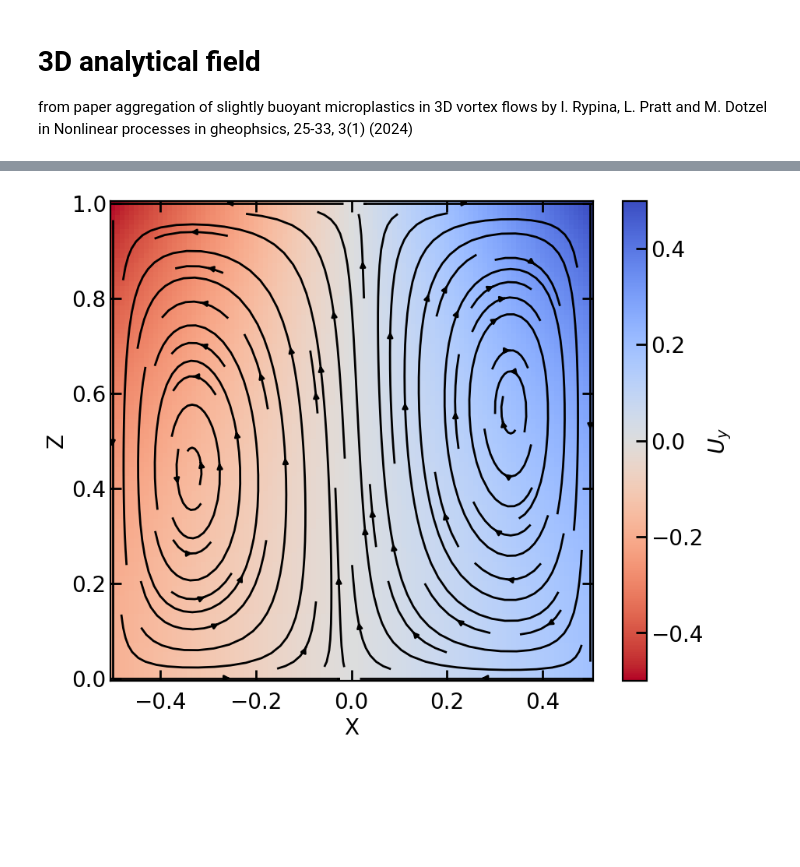
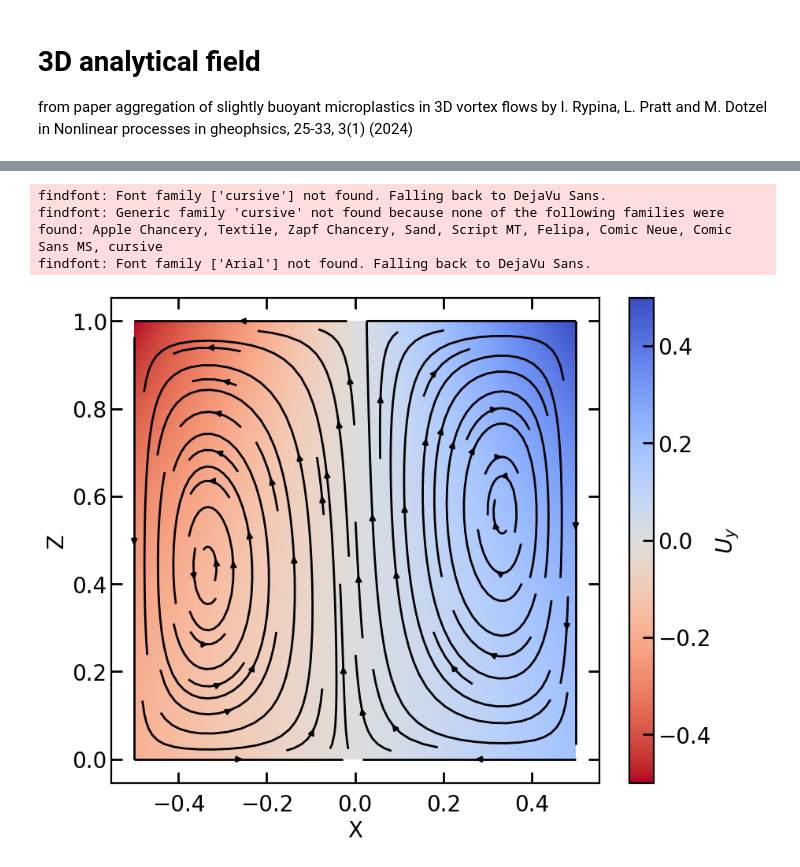
Before and after one commit to Parcels-code/Maxey_Riley_advection, a Jupyter notebook: release/create_analytical_flow_fieldsets.ipynb, the cells around one changed output, grey strips where cells are left out. Saved outputs shown, nothing was run; the diff lists cells and outputs as text; code cells hidden in the pictures; blank space fills up the shorter version.

```diff
--- a/release/create_analytical_flow_fieldsets.ipynb
+++ b/release/create_analytical_flow_fieldsets.ipynb
@@ -52,10 +55,10 @@ def kaufmann_vortex_field(gamm, a, xmin,xmax,ymin,ymax,dx,dy, tmin =0, tmax =1 ,
                                 title='linear growth fieldset',
                                 contact = 'm.f.bos@uu.nl')
             )
-        dset.to_netcdf(output_directory+'kaufmann_vortex_field.nc')
+        dset.to_netcdf(output_directory+'kaufmann_vortex_field_units.nc')
     return X, Y, U, V
 # %%
-X,Y,U,V=kaufmann_vortex_field(1,10,-100,100,-100,100,0.1,0.1,0,1000,10,False)
+X,Y,U,V=kaufmann_vortex_field(1,50,-50,50,-50,50,0.1,0.1,0,1*3600,60,True)
 
 fig,ax=plt.subplots()
 ax.streamplot(X,Y, U, V,color='k')
@@ -157,47 +188,50 @@ dset = xr.Dataset(
 dset.to_netcdf(output_directory+'cylinder_flow_symmetric_3D.nc')
 # %%
 # steady assymetric flow
-x=np.linspace(-0.5,0.5,101)
-y=np.linspace(-0.5,0.5,101)
-z=np.linspace(0,1,101)
-t=np.arange(0,1000,10)
+x=np.linspace(-0.5,0.5,501)
+y=np.linspace(-0.5,0.5,501)
+z=np.linspace(0,1,501)
+t=np.arange(0,10,10)
 
 a=0.62
 b=7.5
 c=0.69
 r0=0.5
 y0=-0.2
 beta=0
 gamma=0
 epsilon=0.25
 sigma=0
 
 T, X, Y, Z, ux, uy, uz = cylinder_flow3D(t,x,y,z,a,b,c,r0,y0,beta,gamma,epsilon, sigma)
 
 fig,ax=plt.subplots()
-ax.streamplot(X[0,:,50,:],Z[0,:,50,:],ux[0,:,50,:],uz[0,:,50,:],color='k')
-pcm=ax.pcolormesh(X[0,:,50,:],Z[0,:,50,:],uy[0,:,50,:],cmap='coolwarm_r')#,vmin=-0.3,vmax=0.3)
+ax.streamplot(X[0,:,250,:],Z[0,:,250,:],ux[0,:,250,:],uz[0,:,250,:],color='k')
+pcm=ax.pcolormesh(X[0,:,250,:],Z[0,:,250,:],uy[0,:,250,:],cmap='coolwarm_r')#,vmin=-0.3,vmax=0.3)
 ax.set_xlabel("X")
 ax.set_ylabel("Z")
 cbar=fig.colorbar(pcm,label='$U_{y}$')
 
 dset = xr.Dataset(
     data_vars=dict(U=(['time','depth','lat','lon'],ux),
                     V=(['time','depth','lat','lon'],uy),
                     W=(['time','depth','lat','lon'],uz)),
                     coords=dict(
                             time=t,
-                            depth=('depth',z),
-                            lon=('lon',x),
-                            lat=('lat',y)
+                            depth=('depth',z*1000),
+                            lon=('lon',x*1000),
+                            lat=('lat',y*1000)
                     ),
                     attrs=dict(
                         title='steady assymmeric 3D cylinder flow',
                         contact = 'm.f.bos@uu.nl')
     )
-dset.to_netcdf(output_directory+'cylinder_flow_assymmetric_3D.nc')
+dset.to_netcdf(output_directory+'cylinder_flow_assymmetric_3D_large_scale.nc')
 # %% [output]
+findfont: Font family ['cursive'] not found. Falling back to DejaVu Sans.
+findfont: Generic family 'cursive' not found because none of the following families were found: Apple Chancery, Textile, Zapf Chancery, Sand, Script MT, Felipa, Comic Neue, Comic Sans MS, cursive
+findfont: Font family ['Arial'] not found. Falling back to DejaVu Sans.
-[figure, old version]
+[figure, new version]
 # %%
 # nonsteady assymetric
 x=np.linspace(-0.5,0.5,101)
```
Also changed, not shown: parts of 5 cells of this notebook.
